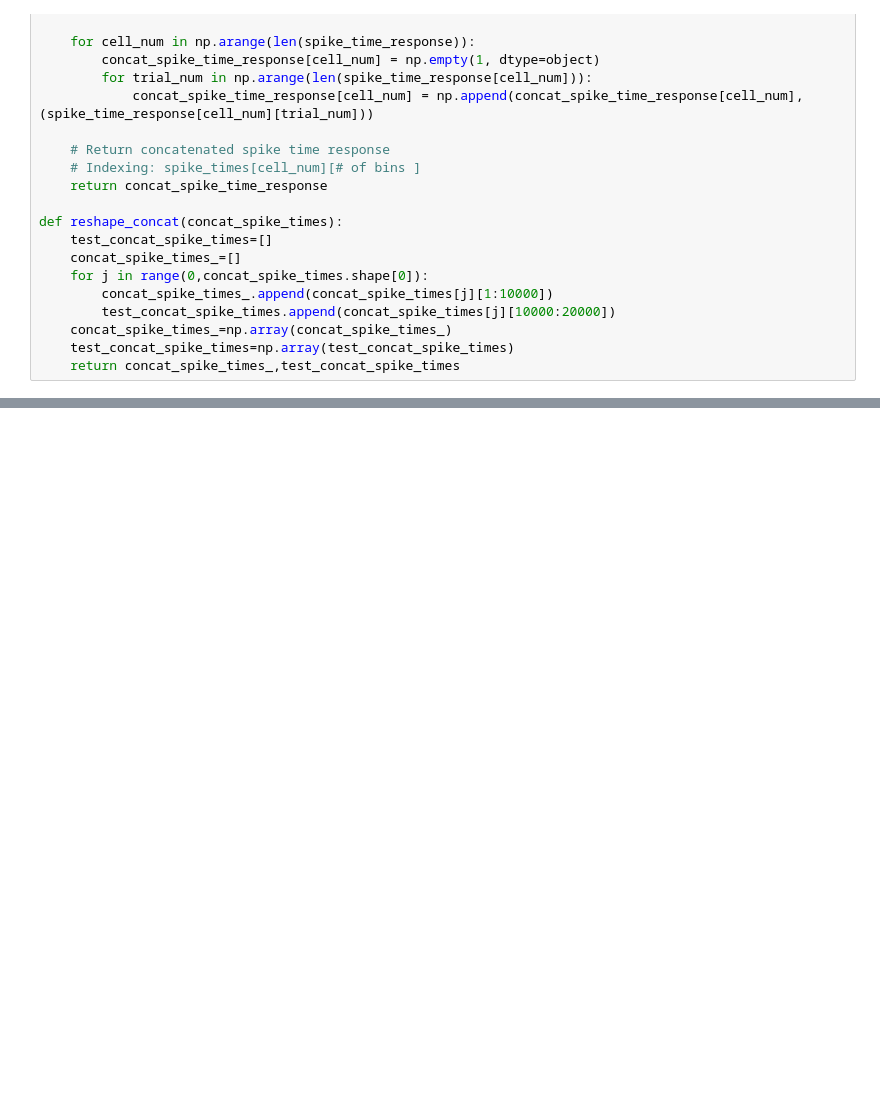
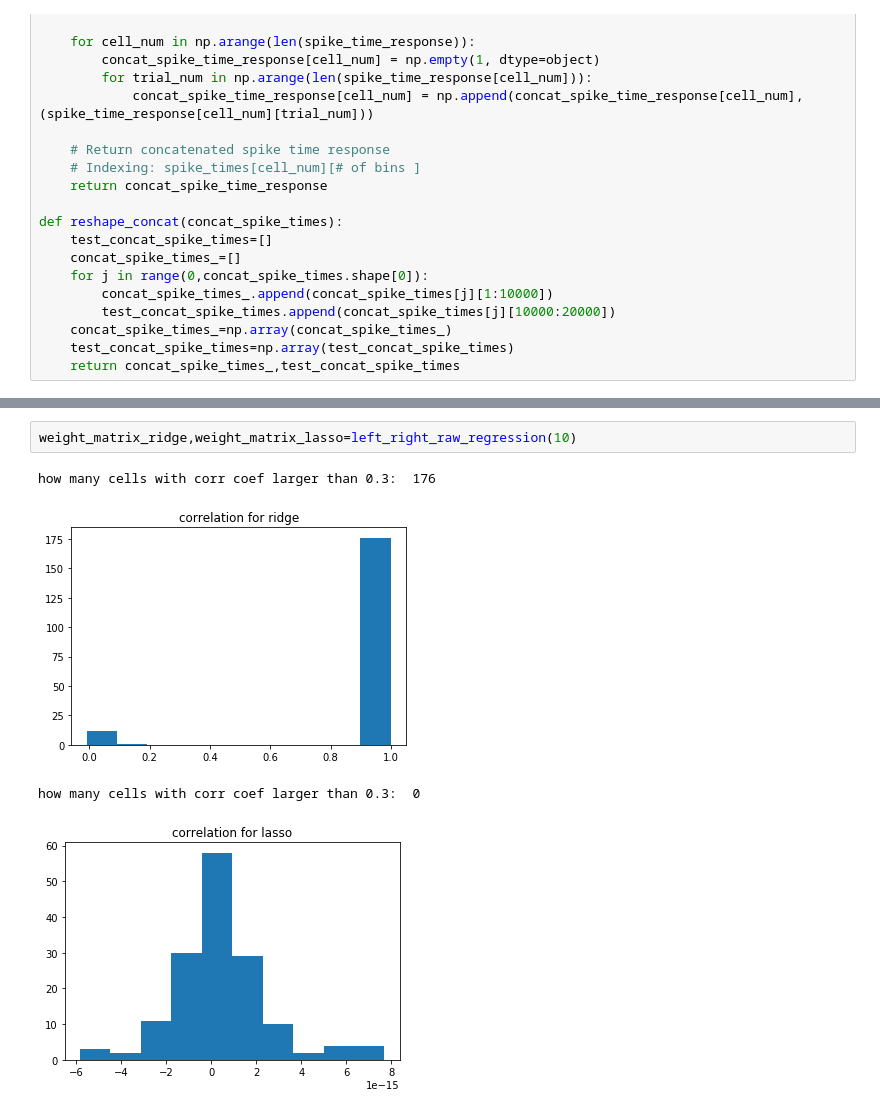
Before and after one commit to mariakesa/ConnectedLizards_NeuroMatch2020, a Jupyter notebook: PCARegression.ipynb, the cells around one changed output, grey strips where cells are left out. Cells and saved outputs as stored; diff of their text form; blank space fills up the shorter version.

```diff
--- a/PCARegression.ipynb
+++ b/PCARegression.ipynb
@@ -255,0 +331,7 @@ midbrain (193, 10000)
+# %%
+weight_matrix_ridge,weight_matrix_lasso=left_right_raw_regression(10)
+# %% [output]
+how many cells with corr coef larger than 0.3:  176
+[figure, added]
+how many cells with corr coef larger than 0.3:  0
+[figure, added]
```
Also changed, not shown: parts of 3 cells of this notebook.
